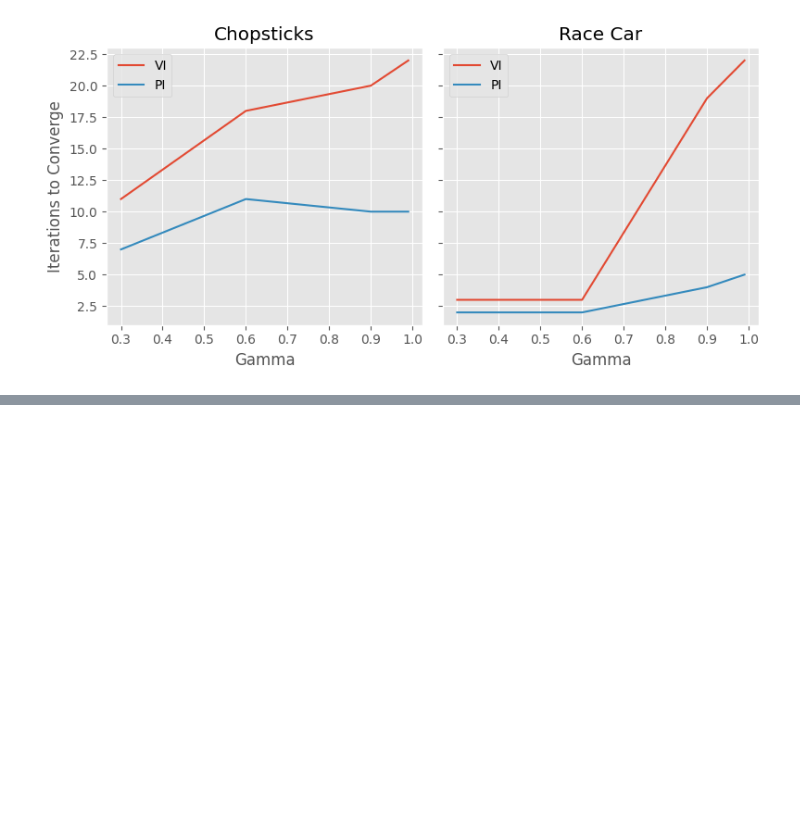
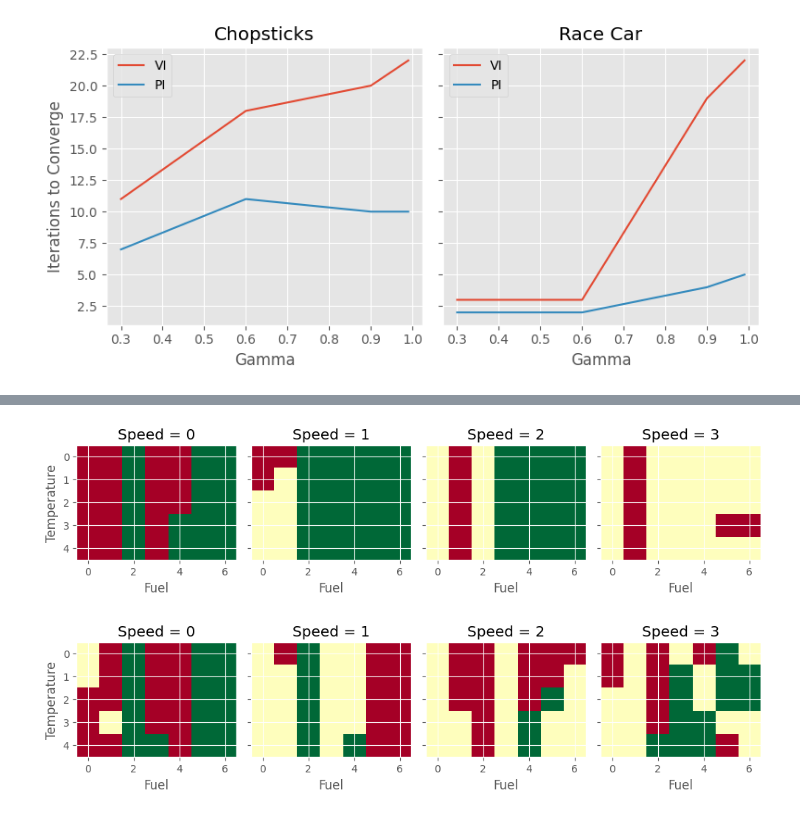
Before and after one commit to vinitjogani/mdp-solvers, a Jupyter notebook: experiments.ipynb, the cells around one changed output, grey strips where cells are left out. Saved outputs shown, nothing was run; the diff lists cells and outputs as text; code cells hidden in the pictures; blank space fills up the shorter version.

```diff
--- a/experiments.ipynb
+++ b/experiments.ipynb
@@ -17,4 +13,0 @@ plt.style.use('ggplot');
-# %%
-fix_seed()
-env = environments.Chopsticks(12, 0.9)
-V13, P13, C13, R13, T13, _ = solver.q_learning(env, iters=100, eps=0.3, eps_decay=0.96, lr=0.1)
@@ -57,6 +32,7 @@ def chopsticks_image(V, ax):
     ax.set_xlabel("Player 2")
 # %%
 def racecar_image(V, view_actions=False):
+    env = environments.Racecar()
     img = np.zeros((5, env.max_fuel * 2 + 1, env.max_speed + 1))
     for i,j,k in V:
         s = i,j,k
@@ -258,0 +297,6 @@ fig.tight_layout();
+# %%
+racecar_image(V21, True)
+racecar_image(V23, True)
+# %% [output]
+[figure, added]
+[figure, added]
```
Also changed, not shown: parts of 13 cells of this notebook, 1 other file.
